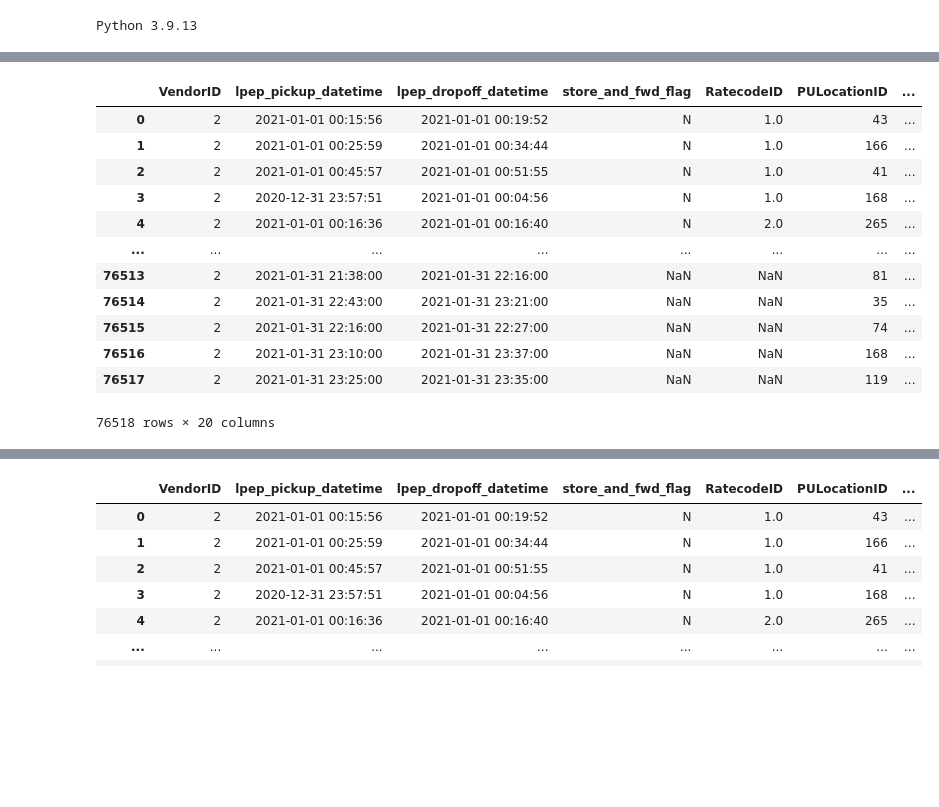
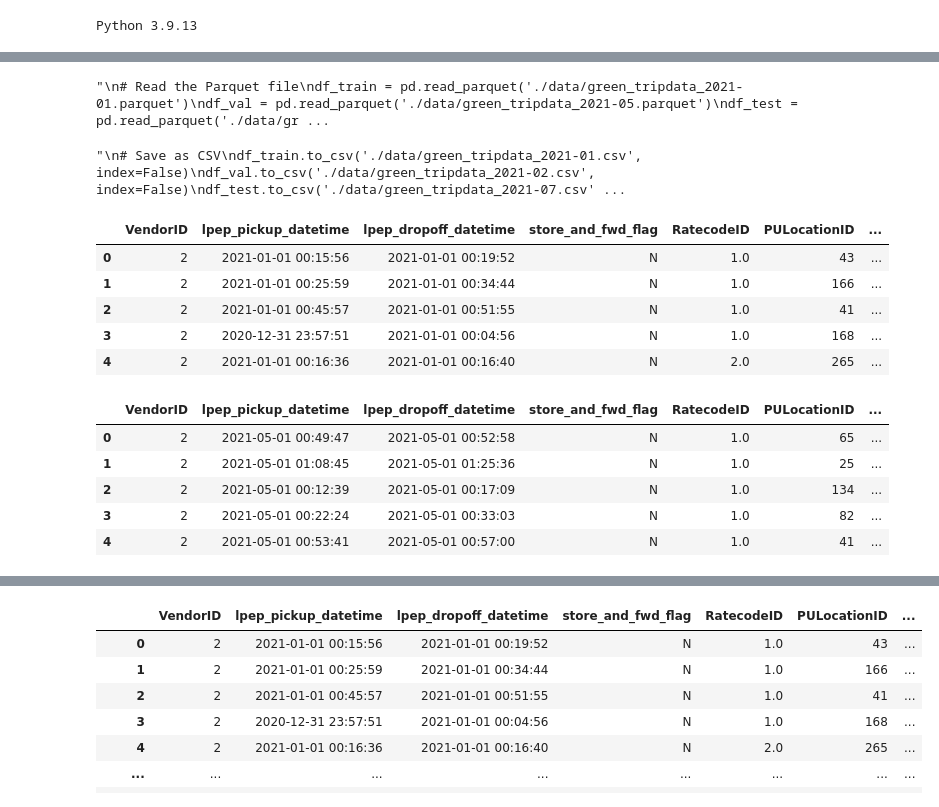
Before and after one commit to Berchie-Sam/MLOps, a Jupyter notebook: duration-prediction.ipynb, the cells around one changed output, grey strips where cells are left out. Cells and saved outputs as stored; diff of their text form; code cells hidden in the pictures; blank space fills up the shorter version.

```diff
--- a/duration-prediction.ipynb
+++ b/duration-prediction.ipynb
@@ -53,24 +12,40 @@ You should consider upgrading via the 'D:\RGT\Code\MLOps\mlopsenv\Scripts\python
 # %%
+'''
 # Read the Parquet file
-dfp = pd.read_parquet('./data/green_tripdata_2021-01.parquet')
+df_train = pd.read_parquet('./data/green_tripdata_2021-01.parquet')
+df_val = pd.read_parquet('./data/green_tripdata_2021-05.parquet')
+df_test = pd.read_parquet('./data/green_tripdata_2021-07.parquet')
+'''
+# %% [output]
+"\n# Read the Parquet file\ndf_train = pd.read_parquet('./data/green_tripdata_2021-01.parquet')\ndf_val = pd.read_parquet('./data/green_tripdata_2021-05.parquet')\ndf_test = pd.read_parquet('./data/gr ...
 # %%
+'''
 # Save as CSV
-dfp.to_csv('./data/green_tripdata_2021-01.csv', index=False)
+df_train.to_csv('./data/green_tripdata_2021-01.csv', index=False)
+df_val.to_csv('./data/green_tripdata_2021-02.csv', index=False)
+df_test.to_csv('./data/green_tripdata_2021-07.csv', index=False)
+'''
+# %% [output]
+"\n# Save as CSV\ndf_train.to_csv('./data/green_tripdata_2021-01.csv', index=False)\ndf_val.to_csv('./data/green_tripdata_2021-02.csv', index=False)\ndf_test.to_csv('./data/green_tripdata_2021-07.csv' ...
 # %%
-df = pd.read_csv('./data/green_tripdata_2021-01.csv')
+df_train = pd.read_csv('./data/green_tripdata_2021-01.csv')
+df_val = pd.read_csv('./data/green_tripdata_2021-02.csv')
+df_test = pd.read_csv('./data/green_tripdata_2021-07.csv')
 # %%
-df
+df_train.head()
 # %% [output]
 |  | VendorID | lpep_pickup_datetime | lpep_dropoff_datetime | store_and_fwd_flag | RatecodeID | PULocationID | ... |
 | 0 | 2 | 2021-01-01 00:15:56 | 2021-01-01 00:19:52 | N | 1.0 | 43 | ... |
 | 1 | 2 | 2021-01-01 00:25:59 | 2021-01-01 00:34:44 | N | 1.0 | 166 | ... |
 | 2 | 2 | 2021-01-01 00:45:57 | 2021-01-01 00:51:55 | N | 1.0 | 41 | ... |
 | 3 | 2 | 2020-12-31 23:57:51 | 2021-01-01 00:04:56 | N | 1.0 | 168 | ... |
 | 4 | 2 | 2021-01-01 00:16:36 | 2021-01-01 00:16:40 | N | 2.0 | 265 | ... |
-| ... | ... | ... | ... | ... | ... | ... | ... |
-| 76513 | 2 | 2021-01-31 21:38:00 | 2021-01-31 22:16:00 | NaN | NaN | 81 | ... |
-| 76514 | 2 | 2021-01-31 22:43:00 | 2021-01-31 23:21:00 | NaN | NaN | 35 | ... |
-| 76515 | 2 | 2021-01-31 22:16:00 | 2021-01-31 22:27:00 | NaN | NaN | 74 | ... |
-| 76516 | 2 | 2021-01-31 23:10:00 | 2021-01-31 23:37:00 | NaN | NaN | 168 | ... |
-| 76517 | 2 | 2021-01-31 23:25:00 | 2021-01-31 23:35:00 | NaN | NaN | 119 | ... |
-76518 rows × 20 columns
+# %%
+df_val.head()
+# %% [output]
+|  | VendorID | lpep_pickup_datetime | lpep_dropoff_datetime | store_and_fwd_flag | RatecodeID | PULocationID | ... |
+| 0 | 2 | 2021-05-01 00:49:47 | 2021-05-01 00:52:58 | N | 1.0 | 65 | ... |
+| 1 | 2 | 2021-05-01 01:08:45 | 2021-05-01 01:25:36 | N | 1.0 | 25 | ... |
+| 2 | 2 | 2021-05-01 00:12:39 | 2021-05-01 00:17:09 | N | 1.0 | 134 | ... |
+| 3 | 2 | 2021-05-01 00:22:24 | 2021-05-01 00:33:03 | N | 1.0 | 82 | ... |
+| 4 | 2 | 2021-05-01 00:53:41 | 2021-05-01 00:57:00 | N | 1.0 | 41 | ... |
```
Also changed, not shown: parts of 13 cells of this notebook, 7 other files.
